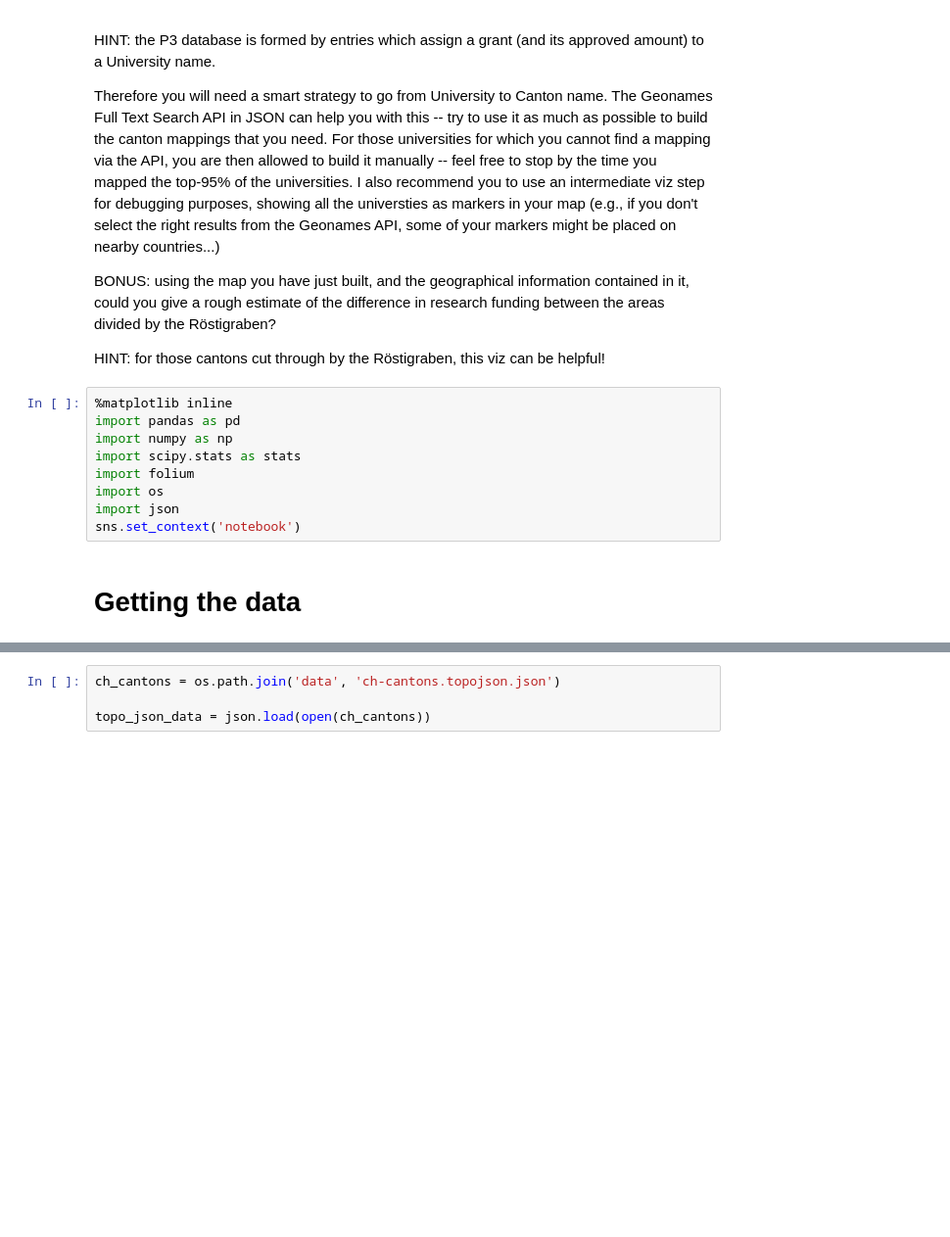
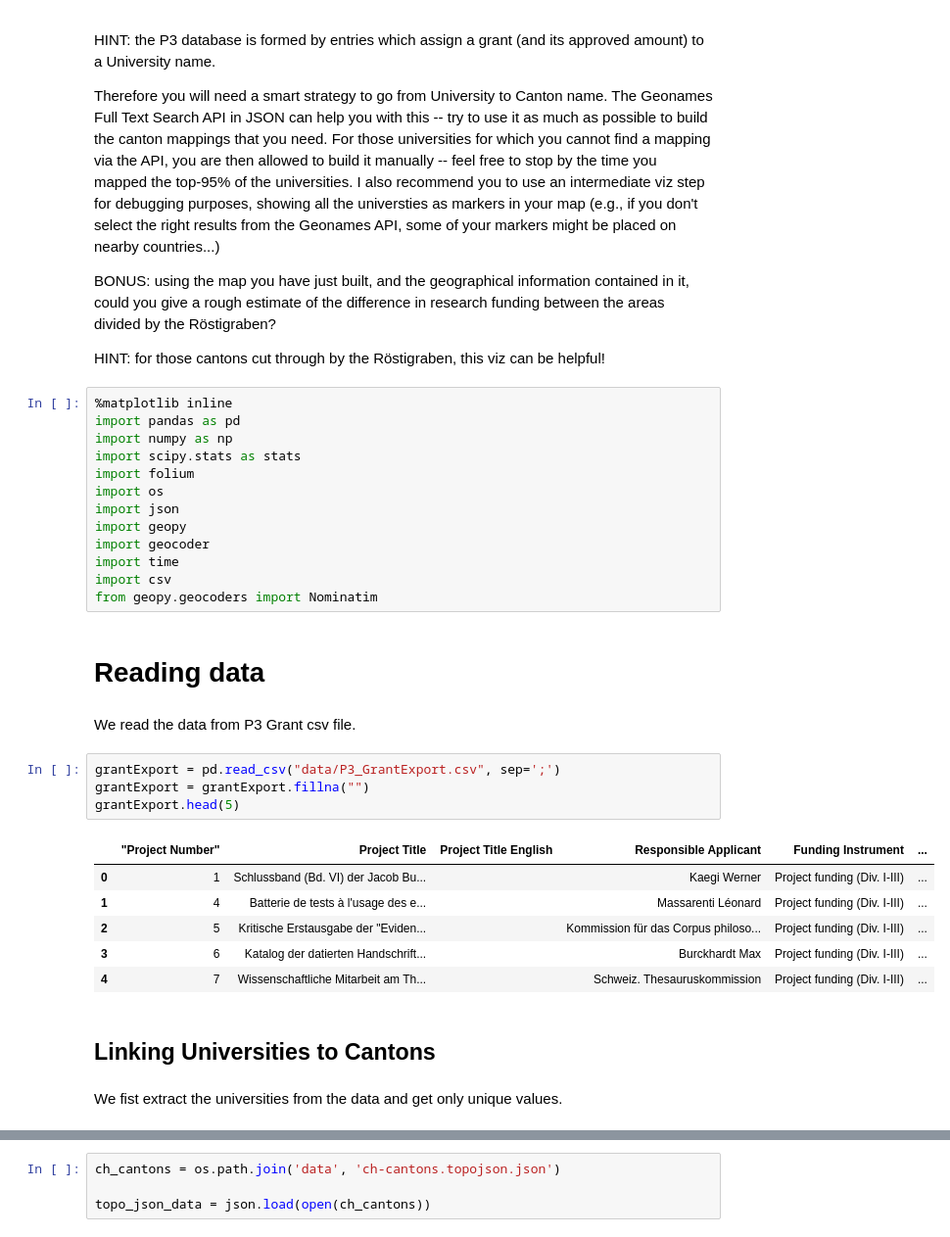
Before and after one commit to nathanquinteiro/ADA-Homework, a Jupyter notebook: 03 - Interactive Viz/Interactive Viz.ipynb, the cells around one changed output, grey strips where cells are left out. Shown: that part at 98% size. Saved outputs shown, nothing was run; the diff lists cells and outputs as text; blank space fills up the shorter version.

Commit message:
Got all data from universities, found addresses for each of them, clean data and save as csv

```diff
--- a/03 - Interactive Viz/Interactive Viz.ipynb
+++ b/03 - Interactive Viz/Interactive Viz.ipynb
@@ -24,6 +24,27 @@ import scipy.stats as stats
 import folium
 import os
 import json
-sns.set_context('notebook')
+import geopy
+import geocoder
+import time
+import csv
+from geopy.geocoders import Nominatim
 # %% [markdown]
-# Getting the data
+# Reading data
+# %% [markdown]
+We read the data from P3 Grant csv file.
+# %%
+grantExport = pd.read_csv("data/P3_GrantExport.csv", sep=';')
+grantExport = grantExport.fillna("")
+grantExport.head(5)
+# %% [output]
+|  | ﻿"Project Number" | Project Title | Project Title English | Responsible Applicant | Funding Instrument | ... |
+| 0 | 1 | Schlussband (Bd. VI) der Jacob Bu... |  | Kaegi Werner | Project funding (Div. I-III) | ... |
+| 1 | 4 | Batterie de tests à l'usage des e... |  | Massarenti Léonard | Project funding (Div. I-III) | ... |
+| 2 | 5 | Kritische Erstausgabe der "Eviden... |  | Kommission für das Corpus philoso... | Project funding (Div. I-III) | ... |
+| 3 | 6 | Katalog der datierten Handschrift... |  | Burckhardt Max | Project funding (Div. I-III) | ... |
+| 4 | 7 | Wissenschaftliche Mitarbeit am Th... |  | Schweiz. Thesauruskommission | Project funding (Div. I-III) | ... |
+# %% [markdown]
+## Linking Universities to Cantons
+# %% [markdown]
+We fist extract the universities from the data and get only unique values.
```
Also changed, not shown: parts of 36 cells of this notebook, 3 other files.
